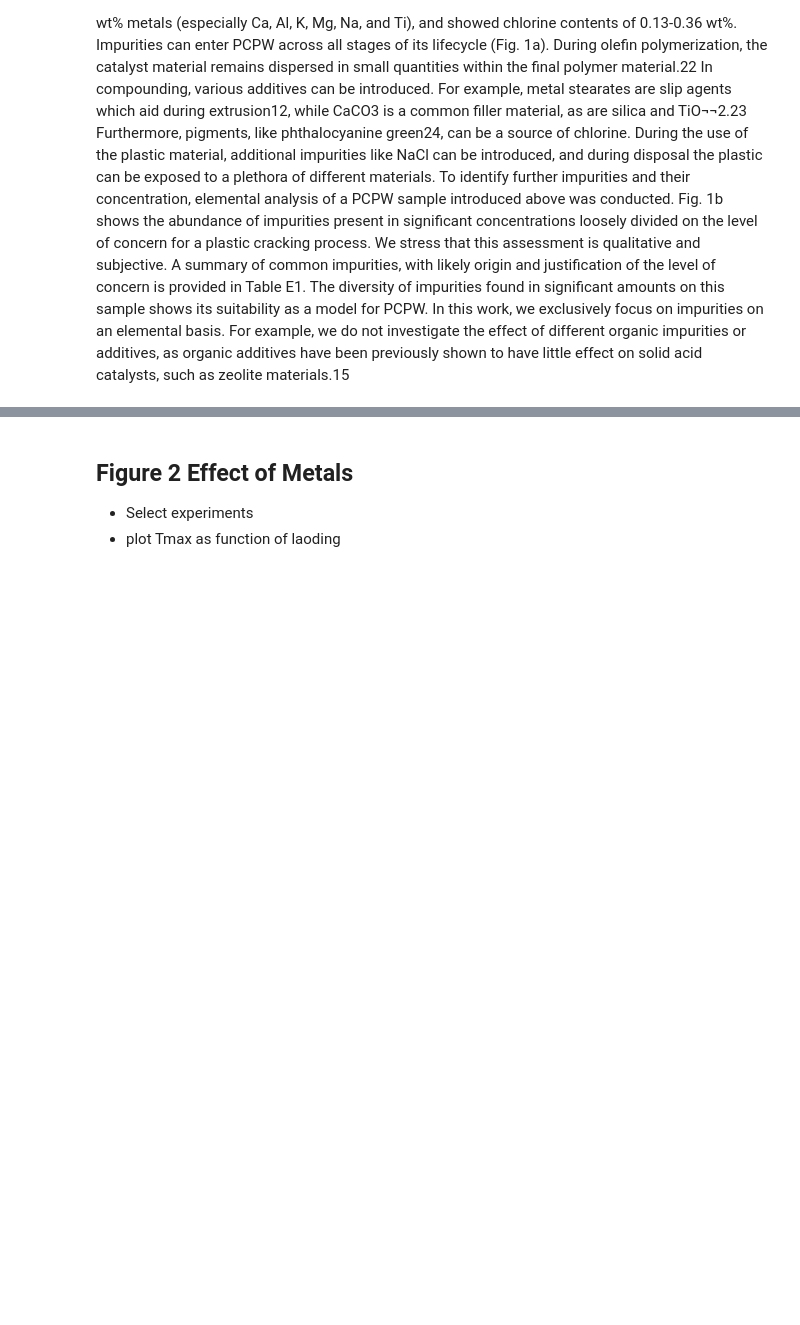
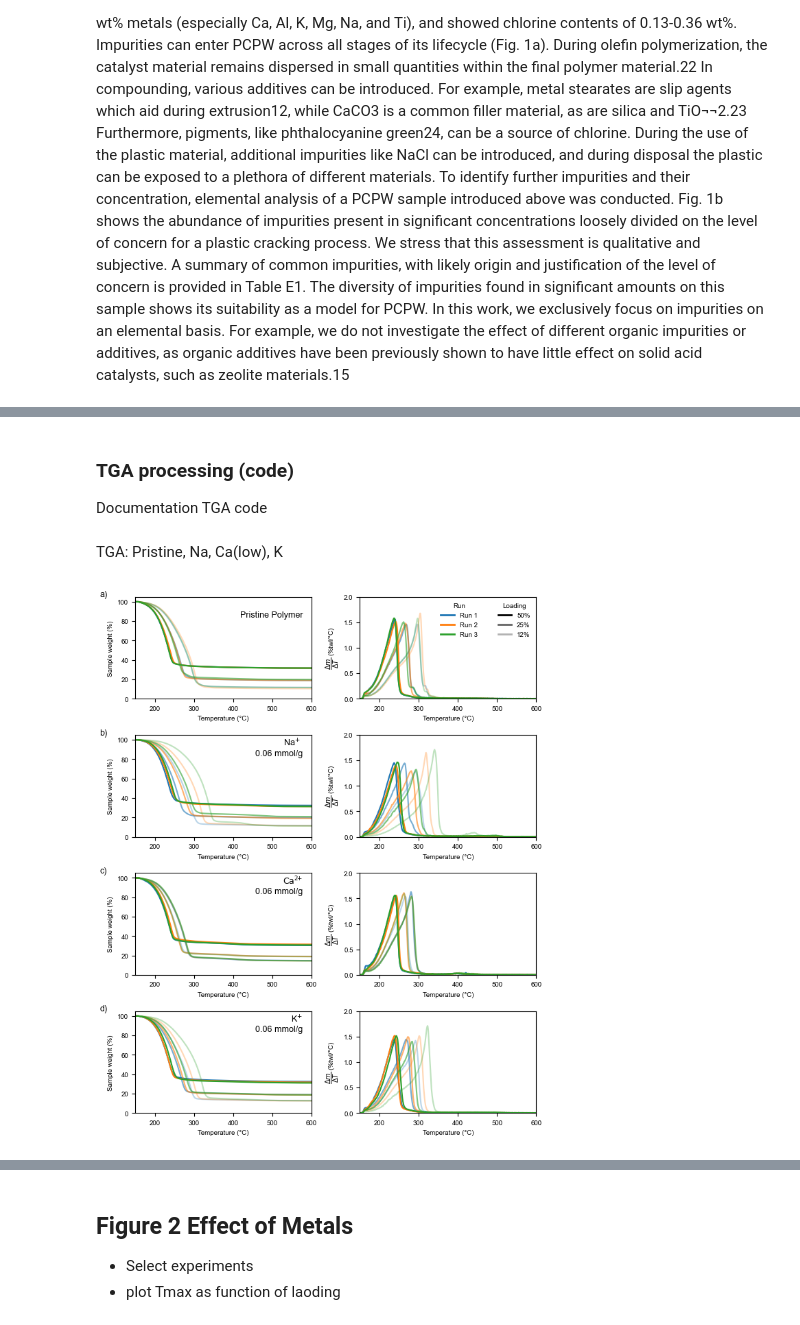
Before and after one commit to MyonicS/Manuscript_Impurities_2025, a Jupyter notebook: Impuritites_notebook.ipynb, the cells around one changed output, grey strips where cells are left out. Drawn from its saved outputs; the diff is of its cells as text; code cells hidden in the pictures; blank space fills up the shorter version.

Commit message:
added TGA pre-processing

```diff
--- a/Impuritites_notebook.ipynb
+++ b/Impuritites_notebook.ipynb
@@ -106,0 +138,3 @@ plt.show()
+# %% [markdown]
+### TGA processing (code)
+Documentation TGA code
@@ -106,0 +166,66 @@ plt.show()
+# %% [markdown]
+TGA: Pristine, Na, Ca(low), K
+# %%
+data_tga = os.path.join(data_dir, 'tga')
+exp_labels = pd.read_csv('utils/TGA_exp_labels.csv', names=['experiment_number', 'label'])
+
+experiement_list  = os.listdir(data_tga)
+experiments = [experiement_list[i] for i in range(4)]
+
+color_dict = {1: 'C0', 2: 'C1', 3: 'C2'}
+alpha_dict = {1: 1, 2: 0.6, 3: 0.3}
+
+num_exps = len(experiments)
+fig, ax_full =  plt.subplots(num_exps,2, figsize=(3.3*2,3.3/1.618*num_exps))
+
+for i, selector in enumerate(experiments):
+    axs = ax_full[i]
+    ax = axs[0]
+    ax2 = axs[1]
+    rundir = os.path.join(data_tga, selector)
+    dir_runs = os.listdir(os.path.join(rundir, 'raw'))
+    output_frame = pd.DataFrame()
+    for run in dir_runs:
+        TGA_paths = os.listdir(os.path.join(rundir, 'raw', run))
+        for loading in TGA_paths:
+            tga_exp = tga.parse_PE(os.path.join(rundir, 'raw', run, loading),exp_type='pyro',calculate_DTGA=True)
+            result_dict = get_core_output(tga_exp, loading)
+
+            ax.plot(tga_exp.cracking()['Sample Temp.'], tga_exp.cracking()['rel_weight_twl']*100,
+                    color = color_dict[int(result_dict['num_run'])],
+                    alpha = alpha_dict[int(result_dict['num_loading'])])
+
+            ax2.plot(tga_exp.cracking()['Sample Temp.'], tga_exp.cracking()['DTGA_twl']*100,
+                    color = color_dict[int(result_dict['num_run'])],
+                    alpha = alpha_dict[int(result_dict['num_loading'])])
+
+            output_frame = pd.concat([output_frame, pd.DataFrame([result_dict])], ignore_index=True)
+
+    output_frame.to_csv(os.path.join(resultdir, 'TGA','Results_full_{}.csv'.format(selector)), index=False)
+
+
+    exp_num = int(selector.split('_')[0])
+    ax.annotate(exp_labels.loc[exp_labels['experiment_number'] == exp_num, 'label'].values[0].replace('\\n','\n'),
+                xy=(0.95, 0.8), xycoords='axes fraction', ha='right', fontsize=9)
+
+    # Formatting,labels etc
+    if i == 0:
+        add_legend(ax, ax2)
+    for ax_sel in axs:
+        ax_sel.set_xlim(150, 600)
+        ax_sel.set_xlabel('Temperature (°C)')
+
+    ax.set_ylim(0, 105)
+    ax.set_ylabel('Sample weight (%)')
+
+    ax2.set_ylabel(r'$\dfrac{\Delta m}{\Delta T}$ (%twl/°C)')
+    ax2.set_ylim(0, 2)
+
+for i, ax in enumerate(ax_full[:, 0]):
+    ax.text(-0.2, 1.0, chr(97+i)+')', transform=ax.transAxes, fontsize=9)
+
+plt.tight_layout()
+plt.savefig(os.path.join(figdir_SI, 'All_TGAs_1.svg'))
+plt.show()
+# %% [output]
+[figure, added]
```
Also changed, not shown: parts of 20 cells of this notebook, 19 other files.
